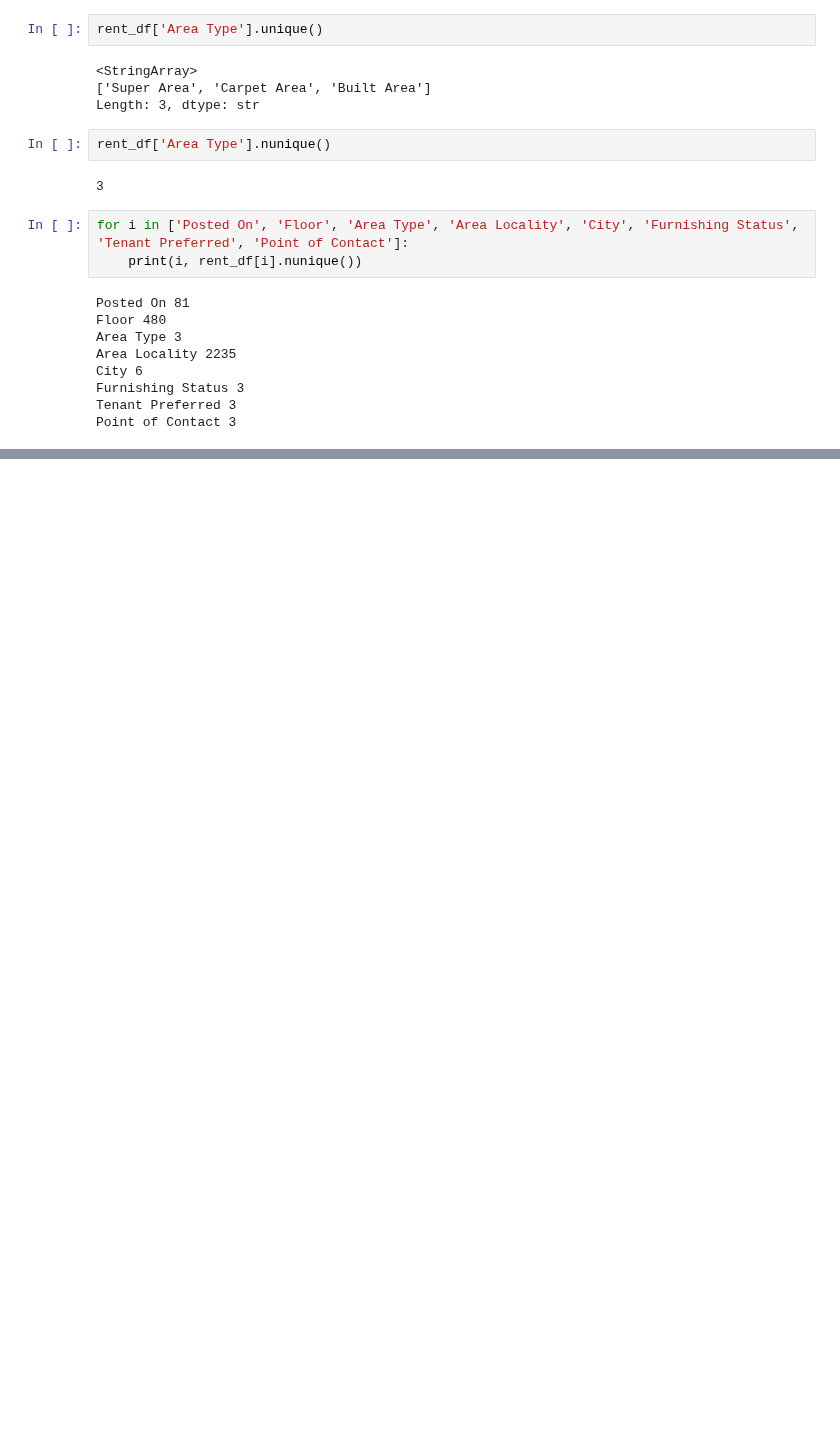
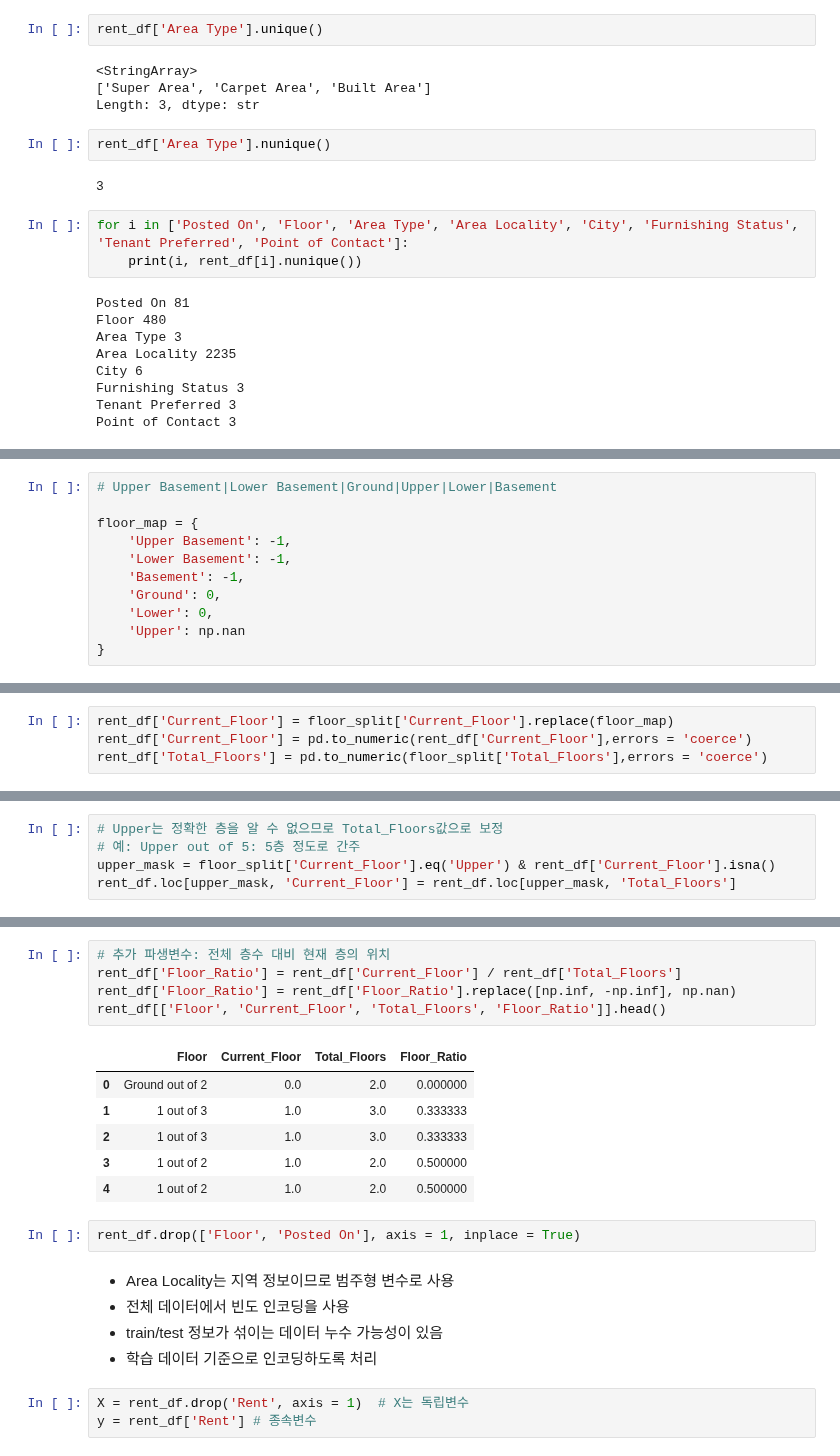
Before and after one commit to kjalh/10_MLDL, a Jupyter notebook: 03_주택_임대로_예측_데이터셋.ipynb, the cells around one changed output, grey strips where cells are left out. Saved outputs shown, nothing was run; the diff lists cells and outputs as text; blank space fills up the shorter version.

```diff
--- a/03_주택_임대로_예측_데이터셋.ipynb
+++ b/03_주택_임대로_예측_데이터셋.ipynb
@@ -263,0 +344,11 @@ Point of Contact 3
+# %%
+# Upper Basement|Lower Basement|Ground|Upper|Lower|Basement
+
+floor_map = {
+    'Upper Basement': -1,
+    'Lower Basement': -1,
+    'Basement': -1,
+    'Ground': 0,
+    'Lower': 0,
+    'Upper': np.nan
+}
@@ -263,0 +364,4 @@ Point of Contact 3
+# %%
+rent_df['Current_Floor'] = floor_split['Current_Floor'].replace(floor_map)
+rent_df['Current_Floor'] = pd.to_numeric(rent_df['Current_Floor'],errors = 'coerce')
+rent_df['Total_Floors'] = pd.to_numeric(floor_split['Total_Floors'],errors = 'coerce')
@@ -263,0 +384,5 @@ Point of Contact 3
+# %%
+# Upper는 정확한 층을 알 수 없으므로 Total_Floors값으로 보정
+# 예: Upper out of 5: 5층 정도로 간주
+upper_mask = floor_split['Current_Floor'].eq('Upper') & rent_df['Current_Floor'].isna()
+rent_df.loc[upper_mask, 'Current_Floor'] = rent_df.loc[upper_mask, 'Total_Floors']
@@ -263,0 +398,22 @@ Point of Contact 3
+# %%
+# 추가 파생변수: 전체 층수 대비 현재 층의 위치
+rent_df['Floor_Ratio'] = rent_df['Current_Floor'] / rent_df['Total_Floors']
+rent_df['Floor_Ratio'] = rent_df['Floor_Ratio'].replace([np.inf, -np.inf], np.nan)
+rent_df[['Floor', 'Current_Floor', 'Total_Floors', 'Floor_Ratio']].head()
+# %% [output]
+|  | Floor | Current_Floor | Total_Floors | Floor_Ratio |
+| 0 | Ground out of 2 | 0.0 | 2.0 | 0.000000 |
+| 1 | 1 out of 3 | 1.0 | 3.0 | 0.333333 |
+| 2 | 1 out of 3 | 1.0 | 3.0 | 0.333333 |
+| 3 | 1 out of 2 | 1.0 | 2.0 | 0.500000 |
+| 4 | 1 out of 2 | 1.0 | 2.0 | 0.500000 |
+# %%
+rent_df.drop(['Floor', 'Posted On'], axis = 1, inplace = True)
+# %% [markdown]
+- Area Locality는 지역 정보이므로 범주형 변수로 사용
+- 전체 데이터에서 빈도 인코딩을 사용
+- train/test 정보가 섞이는 데이터 누수 가능성이 있음
+- 학습 데이터 기준으로 인코딩하도록 처리
+# %%
+X = rent_df.drop('Rent', axis = 1)  # X는 독립변수
+y = rent_df['Rent'] # 종속변수
```
Also changed, not shown: parts of 17 cells of this notebook.
